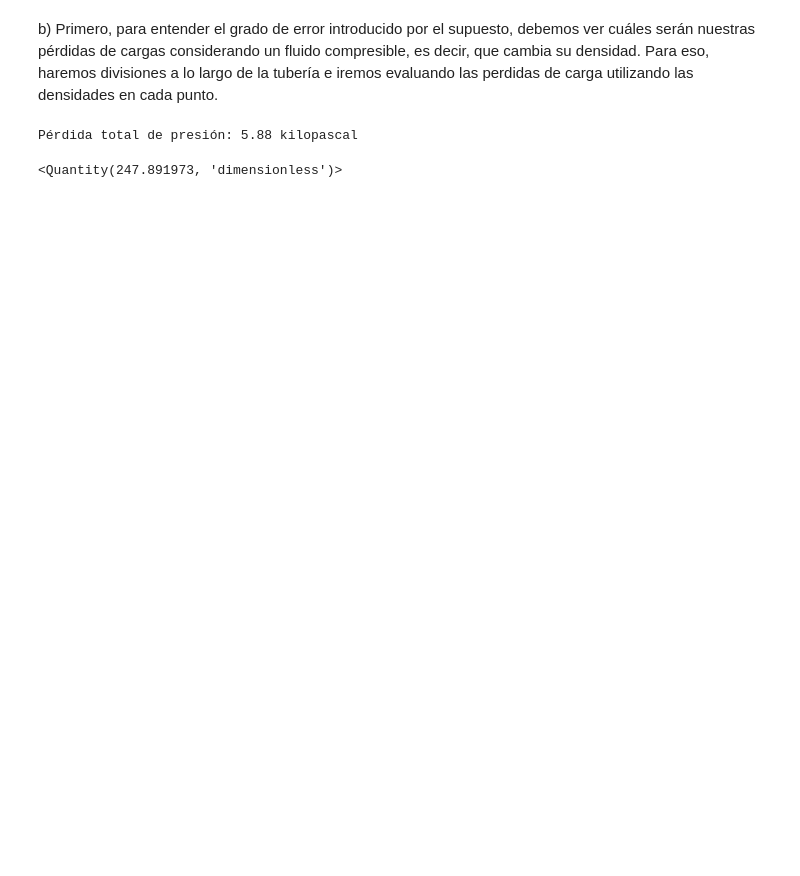
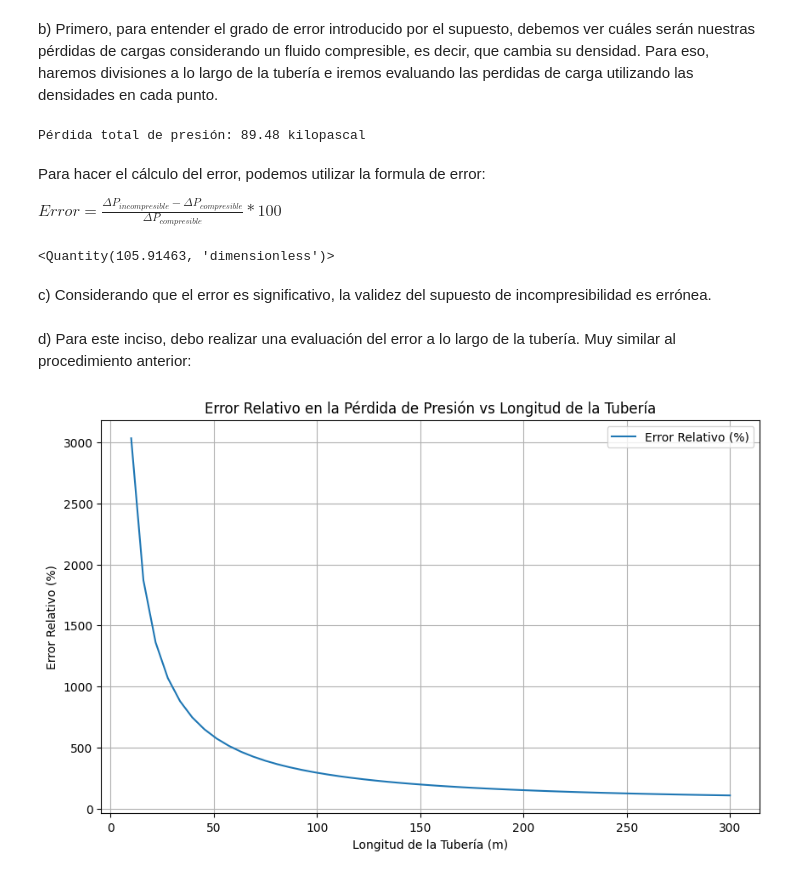
Before and after one commit to nicoerdmann/Prueba1, a Jupyter notebook: Tarea_1_Nico.ipynb, the cells around one changed output. Drawn from its saved outputs; the diff is of its cells as text; code cells hidden in the pictures; blank space fills up the shorter version.

```diff
--- a/Tarea_1_Nico.ipynb
+++ b/Tarea_1_Nico.ipynb
@@ -82,6 +101,6 @@ La pérdida de carga debido a la fricción puede calcularse a través de la sigu
 
 $\Delta P_{\text{friction}} =f \frac{L}{D} \frac{\rho V^{2}}{2}$
 # %%
-DELTA_P_f = ((f * Largo * rho * vel_promedio**2)/(2 * Diametro)).to(u.kPa)
-DELTA_P_f
+DELTA_P_incompresible = ((f * Largo * rho * vel_promedio**2)/(2 * Diametro)).to(u.kPa)
+DELTA_P_incompresible
 # %% [output]
@@ -90,13 +109,13 @@ DELTA_P_f
 b) Primero, para entender el grado de error introducido por el supuesto, debemos ver cuáles serán nuestras pérdidas de cargas considerando un fluido compresible, es decir, que cambia su densidad.
 Para eso, haremos divisiones a lo largo de la tubería e iremos evaluando las perdidas de carga utilizando las densidades en cada punto.
 # %%
-P_0 = 1 * 6895 * u.Pa
+P_0 = (1 * 6895 + 101325) * u.Pa
 #divisiones de la tuberia
 numero_segmentos = 50
 longitud_segmento = Largo / numero_segmentos
 
 #perdida de presion acumulada
-DP_total = 0
+DELTA_P_compresible = 0
 
 # Sumando los segmentos
 for i in range(numero_segmentos):
@@ -106,20 +125,69 @@ for i in range(numero_segmentos):
 
     # Calcular la pérdida de presión en el segmento actual
     DP_segmento = (f * longitud_segmento * rho * vel_promedio**2) / (2 * Diametro)
-    DP_total += DP_segmento
+    DELTA_P_compresible += DP_segmento
 
     # Actualizar la presión y propiedades del fluido
-    P_actual = P_0 - DP_total
+    P_actual = P_0 - DELTA_P_compresible
     rho = cp.PropsSI('D', 'T', Temperatura, 'P', P_actual.magnitude, fluido) * u.kg/u.m**3
     mu = cp.PropsSI('V', 'T', Temperatura, 'P', P_actual.magnitude, fluido) * u.Pa*u.s
 
-DP_total = DP_total.to(u.kPa)
-print(f"Pérdida total de presión: {DP_total:.2f}")
+DELTA_P_compresible = DELTA_P_compresible.to(u.kPa)
+print(f"Pérdida total de presión: {DELTA_P_compresible:.2f}")
 # %% [output]
-Pérdida total de presión: 5.88 kilopascal
+Pérdida total de presión: 89.48 kilopascal
-# %%
-#Considerando esto, el grado de error al asumir densidad cte es:
-error = (DELTA_P_f - DP_total)/ DP_total * 100
-error
-# %% [output]
-<Quantity(247.891973, 'dimensionless')>
+# %% [markdown]
+Para hacer el cálculo del error, podemos utilizar la formula de error:
+
+$Error = \frac{\Delta P_{incompresible}-\Delta P_{compresible}}{\Delta P_{compresible}} * 100$
+# %%
+error = abs((DELTA_P_incompresible - DELTA_P_compresible))/(DELTA_P_compresible) * 100
+error
+# %% [output]
+<Quantity(105.91463, 'dimensionless')>
+# %% [markdown]
+c) Considerando que el error es significativo, la validez del supuesto de incompresibilidad es errónea.
+# %% [markdown]
+d) Para este inciso, debo realizar una evaluación del error a lo largo de la tubería. Muy similar al procedimiento anterior:
+# %%
+longitudes = np.linspace(10, Largo.magnitude, 50) * u.m  # Variar la longitud de 10 m a 300 m
+error_relativo = []
+
+for Largo in longitudes:
+  P_0 = (1 * 6895 + 101325) * u.Pa
+  #divisiones de la tuberia
+  numero_segmentos = 50
+  longitud_segmento = Largo / numero_segmentos
+
+  #perdida de presion acumulada
+  DELTA_P_compresible = 0
+
+  # Sumando los segmentos
+  for i in range(numero_segmentos):
+
+      Re = (fld.Reynolds(Diametro.magnitude, rho.magnitude, vel_promedio.magnitude, mu.magnitude))
+      f = fld.friction.friction_factor(Re, eD=(epsilon.magnitude/Diametro.magnitude), Method='Colebrook')
+
+      # Calcular la pérdida de presión en el segmento actual
+      DP_segmento = (f * longitud_segmento * rho * vel_promedio**2) / (2 * Diametro)
+      DELTA_P_compresible += DP_segmento
+
+      # Actualizar la presión y propiedades del fluido
+      P_actual = P_0 - DELTA_P_compresible
+      rho = cp.PropsSI('D', 'T', Temperatura, 'P', P_actual.magnitude, fluido) * u.kg/u.m**3
+      mu = cp.PropsSI('V', 'T', Temperatura, 'P', P_actual.magnitude, fluido) * u.Pa*u.s
+
+  DELTA_P_compresible = DELTA_P_compresible.to(u.kPa)
+  error = abs((DELTA_P_incompresible - DELTA_P_compresible))/(DELTA_P_compresible) * 100
+  error_relativo.append(error)
+
+plt.figure(figsize=(10, 6))
+plt.plot(longitudes.magnitude, error_relativo, label='Error Relativo (%)')
+plt.xlabel('Longitud de la Tubería (m)')
+plt.ylabel('Error Relativo (%)')
+plt.title('Error Relativo en la Pérdida de Presión vs Longitud de la Tubería')
+plt.grid(True)
+plt.legend()
+plt.show()
+# %% [output]
+[figure, added]
```
Also changed, not shown: parts of 7 cells of this notebook.
